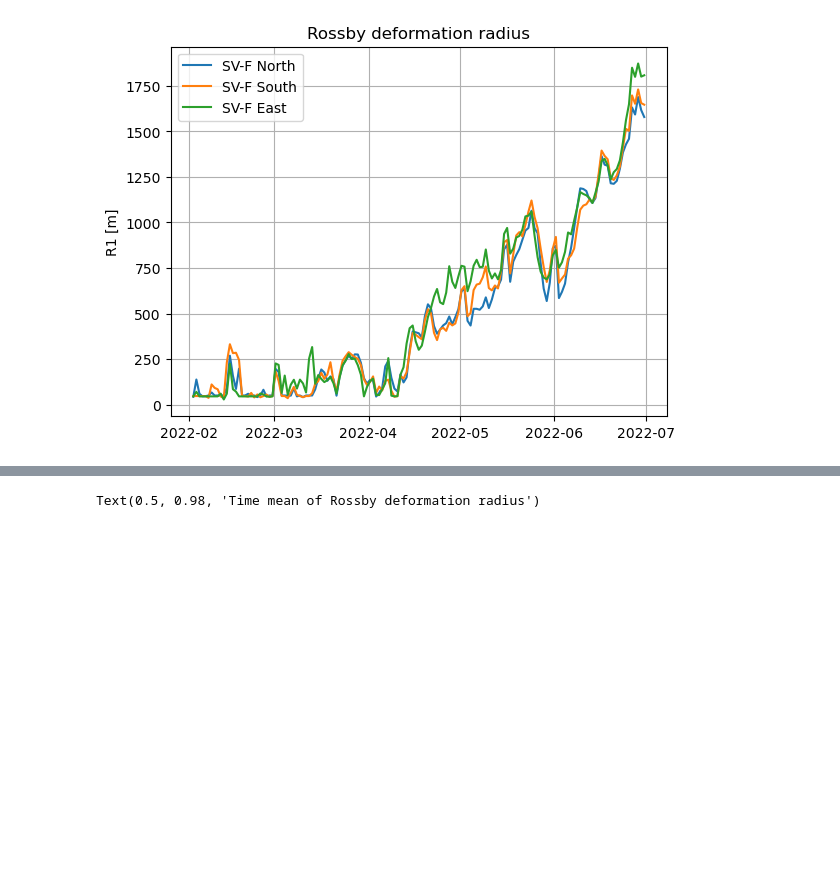
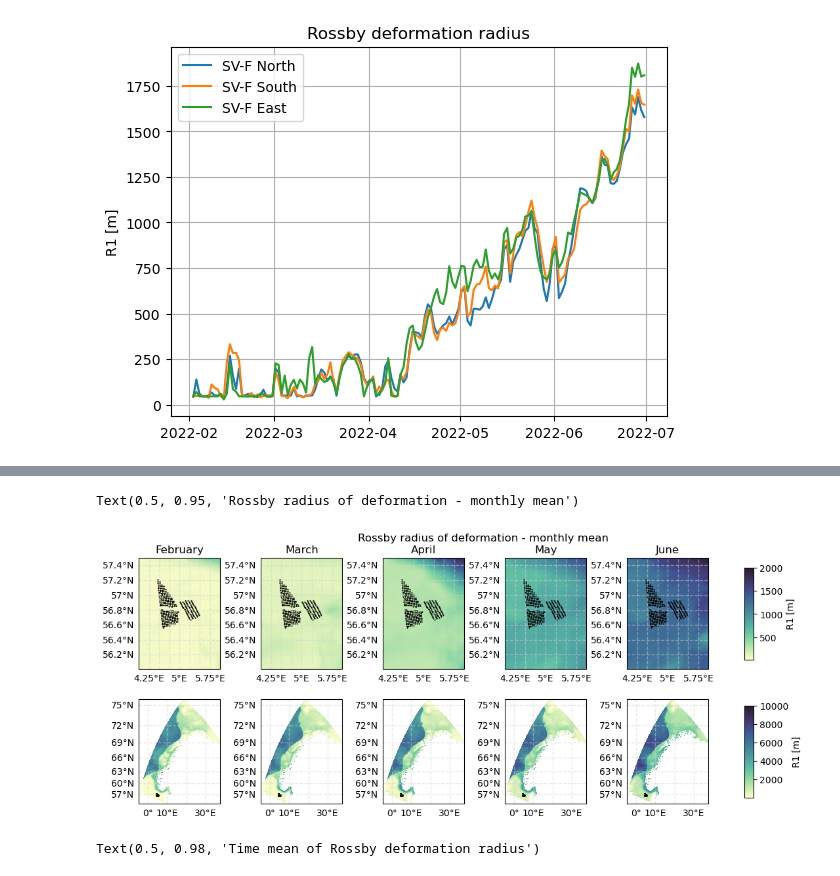
Before and after one commit to kjes4pres/MET_sommer25, a Jupyter notebook: rossby_radius.ipynb, the cells around one changed output, grey strips where cells are left out. Saved outputs shown, nothing was run; the diff lists cells and outputs as text; code cells hidden in the pictures; blank space fills up the shorter version.

```diff
--- a/rossby_radius.ipynb
+++ b/rossby_radius.ipynb
@@ -258,7 +269,12 @@ plt.title('Rossby deformation radius')
 Text(0.5, 1.0, 'Rossby deformation radius')
 [figure]
 # %%
-def monthly_mean_SV_map(files):
+def monthly_mean(files):
+    '''
+    Opens all daily files of Rossby deformation radius.
+    Resamples and take the monthly mean. Time dim going from 149->5
+
+    '''
     # Opening all files
     full_ds = xr.open_mfdataset(files)
 
@@ -272,4 +288,4 @@ def monthly_mean_SV_map(files):
 
     return ds_monthly
 # %%
-ds_monthly = monthly_mean_SV_map(files)
+ds_monthly = monthly_mean(files)
@@ -356,2 +292,71 @@ j_mid, i_mid = find_indices_of_point(grid, mid_lon, mid_lat)
+# %%
+proj = ccrs.Mercator()
+fig, ax = plt.subplots(2, 5, figsize=(14, 5), subplot_kw={'projection': proj})
+
+plt.subplots_adjust(wspace=0.5)
+
+cmap1 = 'cmo.deep'
+cmap2 = 'cmo.deep'
+vmin1 = 20
+vmax1 = 2000
+vmin2 = 20
+vmax2 = 10000
+
+
+for i in range(5):
+    axs = ax[0, i]
+    axs.set_extent([4, 6, 56, 57.5], crs=ccrs.PlateCarree())
+
+    for j in range(len(sorvest_F.coordinates)):
+        axs.plot(sorvest_F.coordinates[j][0], sorvest_F.coordinates[j][1],
+                 transform=ccrs.PlateCarree(), color='black', marker='*', markersize=1)
+
+    # Add gridlines
+    gl = axs.gridlines(crs=ccrs.PlateCarree(), draw_labels=True, linewidth=1,
+                       color='lightgray', alpha=0.5, linestyle='--')
+    gl.top_labels = False
+    gl.right_labels = False
+    gl.xformatter = LONGITUDE_FORMATTER
+    gl.yformatter = LATITUDE_FORMATTER
+
+    # Plot pcolormesh
+    plot = axs.pcolormesh(lon, lat, ds_monthly.gamma_r[i, :, :],
+                          transform=ccrs.PlateCarree(), cmap=cmap1,
+                          vmin=vmin1, vmax=vmax1)
+    axs.set_title(['February', 'March', 'April', 'May', 'June'][i])
+
+cbar = fig.colorbar(plot, ax=ax[0], orientation='vertical', shrink=0.8, aspect=10)
+cbar.set_label('R1 [m]')
+
+for i in range(5):
+    axs = ax[1, i]
+
+    # Plot coordinates
+    for j in range(len(sorvest_F.coordinates)):
+        axs.plot(sorvest_F.coordinates[j][0], sorvest_F.coordinates[j][1],
+                 transform=ccrs.PlateCarree(), color='black', marker='*', markersize=1)
+
+    # Add gridlines
+    gl = axs.gridlines(crs=ccrs.PlateCarree(), draw_labels=True, linewidth=1,
+                       color='lightgray', alpha=0.5, linestyle='--')
+    gl.top_labels = False
+    gl.right_labels = False
+    gl.xformatter = LONGITUDE_FORMATTER
+    gl.yformatter = LATITUDE_FORMATTER
+
+    # Plot pcolormesh
+    plot = axs.pcolormesh(lon, lat, ds_monthly.gamma_r[i, :, :],
+                          transform=ccrs.PlateCarree(), cmap=cmap2,
+                          vmin=vmin2, vmax=vmax2)
+    #axs.set_title(['February', 'March', 'April', 'May', 'June'][i])
+
+
+cbar = fig.colorbar(plot, ax=ax[1], orientation='vertical', shrink=0.8, aspect=10)
+cbar.set_label('R1 [m]')
+
+fig.suptitle('Rossby radius of deformation - monthly mean', y=0.95)
+# %% [output]
+Text(0.5, 0.95, 'Rossby radius of deformation - monthly mean')
+[figure, added]
 # %%
 def monthly_mean_area(files):
```
Also changed, not shown: parts of 33 cells of this notebook.
